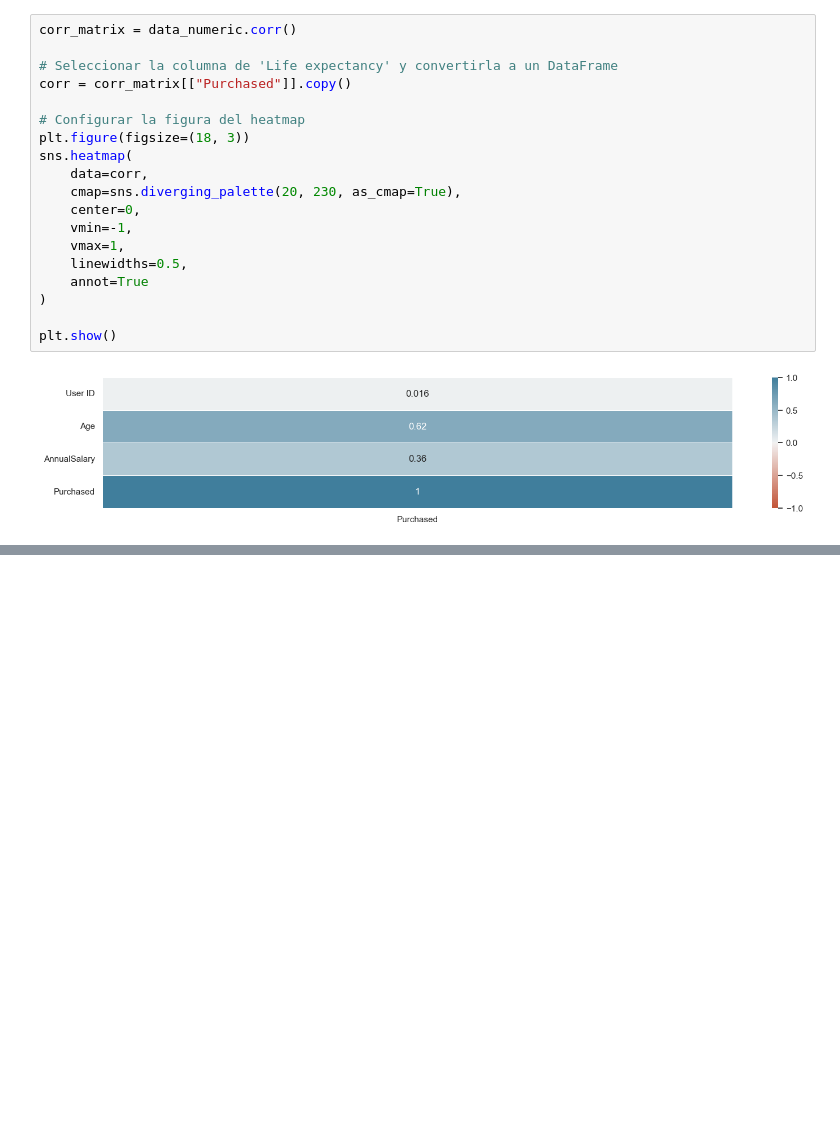
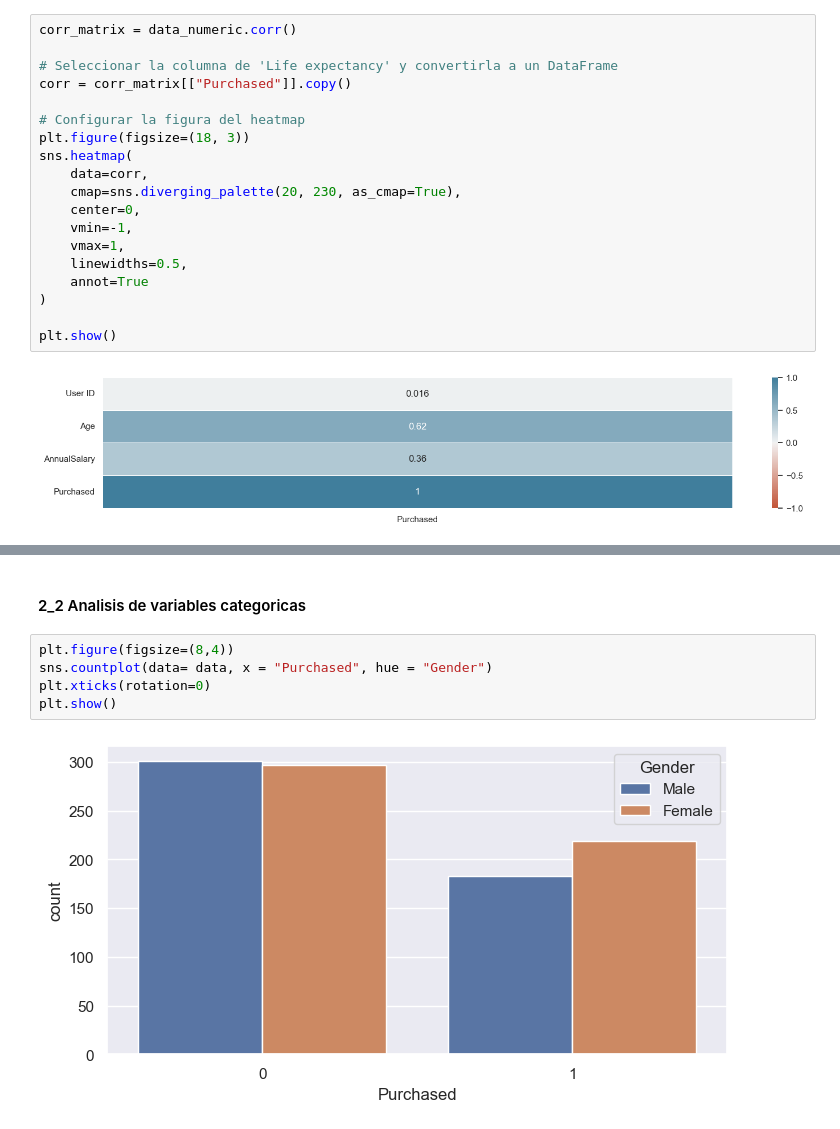
Before and after one commit to jluis-ml/Proyecto-venta-de-autos, a Jupyter notebook: 3_EDA.ipynb, the cells around one changed output, grey strips where cells are left out. Saved outputs shown, nothing was run; the diff lists cells and outputs as text; blank space fills up the shorter version.

```diff
--- a/3_EDA.ipynb
+++ b/3_EDA.ipynb
@@ -271,0 +337,9 @@ plt.show()
+# %% [markdown]
+#### 2_2 Analisis de variables categoricas
+# %%
+plt.figure(figsize=(8,4))
+sns.countplot(data= data, x = "Purchased", hue = "Gender")
+plt.xticks(rotation=0)
+plt.show()
+# %% [output]
+[figure, added]
```
Also changed, not shown: parts of 17 cells of this notebook.
